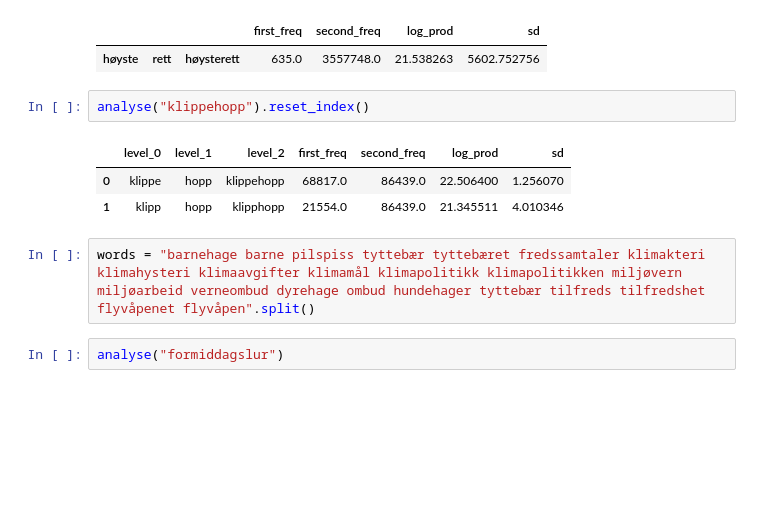
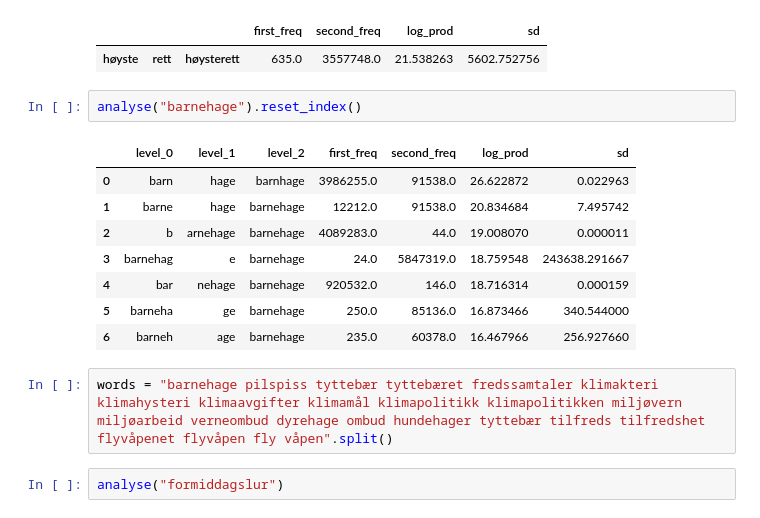
Before and after one commit to Yoonsen/Composites, a Jupyter notebook: old_hyp.ipynb, the cells around one changed output. Drawn from its saved outputs; the diff is of its cells as text; blank space fills up the shorter version.

```diff
--- a/old_hyp.ipynb
+++ b/old_hyp.ipynb
@@ -141,13 +141,18 @@ pd.DataFrame(analyse("høysterett").sort_values(by='log_prod', ascending=False).
 |  |  |  | first_freq | second_freq | log_prod | sd |
 | høyste | rett | høysterett | 635.0 | 3557748.0 | 21.538263 | 5602.752756 |
 # %%
-analyse("klippehopp").reset_index()
+analyse("barnehage").reset_index()
 # %% [output]
 |  | level_0 | level_1 | level_2 | first_freq | second_freq | log_prod | sd |
-| 0 | klippe | hopp | klippehopp | 68817.0 | 86439.0 | 22.506400 | 1.256070 |
-| 1 | klipp | hopp | klipphopp | 21554.0 | 86439.0 | 21.345511 | 4.010346 |
+| 0 | barn | hage | barnhage | 3986255.0 | 91538.0 | 26.622872 | 0.022963 |
+| 1 | barne | hage | barnehage | 12212.0 | 91538.0 | 20.834684 | 7.495742 |
+| 2 | b | arnehage | barnehage | 4089283.0 | 44.0 | 19.008070 | 0.000011 |
+| 3 | barnehag | e | barnehage | 24.0 | 5847319.0 | 18.759548 | 243638.291667 |
+| 4 | bar | nehage | barnehage | 920532.0 | 146.0 | 18.716314 | 0.000159 |
+| 5 | barneha | ge | barnehage | 250.0 | 85136.0 | 16.873466 | 340.544000 |
+| 6 | barneh | age | barnehage | 235.0 | 60378.0 | 16.467966 | 256.927660 |
 # %%
-words = "barnehage barne pilspiss tyttebær tyttebæret fredssamtaler klimakteri klimahysteri klimaavgifter klimamål klimapolitikk klimapolitikken miljøvern miljøarbeid verneombud dyrehage ombud hundehager tyttebær tilfreds tilfredshet flyvåpenet flyvåpen".split()
+words = "barnehage pilspiss tyttebær tyttebæret fredssamtaler klimakteri klimahysteri klimaavgifter klimamål klimapolitikk klimapolitikken miljøvern miljøarbeid verneombud dyrehage ombud hundehager tyttebær tilfreds tilfredshet flyvåpenet flyvåpen fly våpen".split()
 # %%
 analyse("formiddagslur")
 # %% [output]
```
Also changed, not shown: parts of 6 cells of this notebook, 2 other files.
